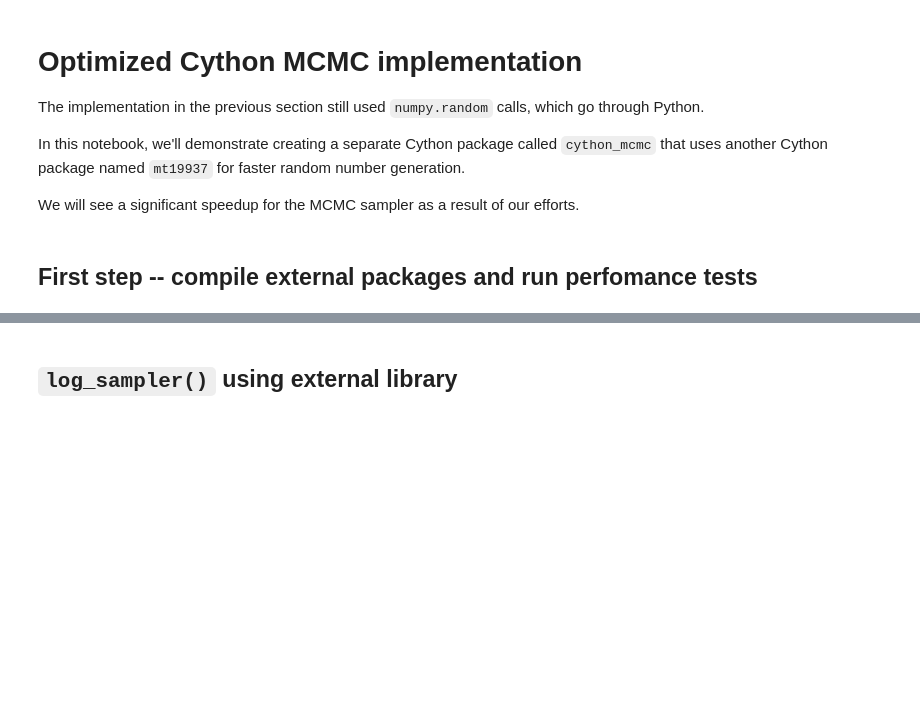
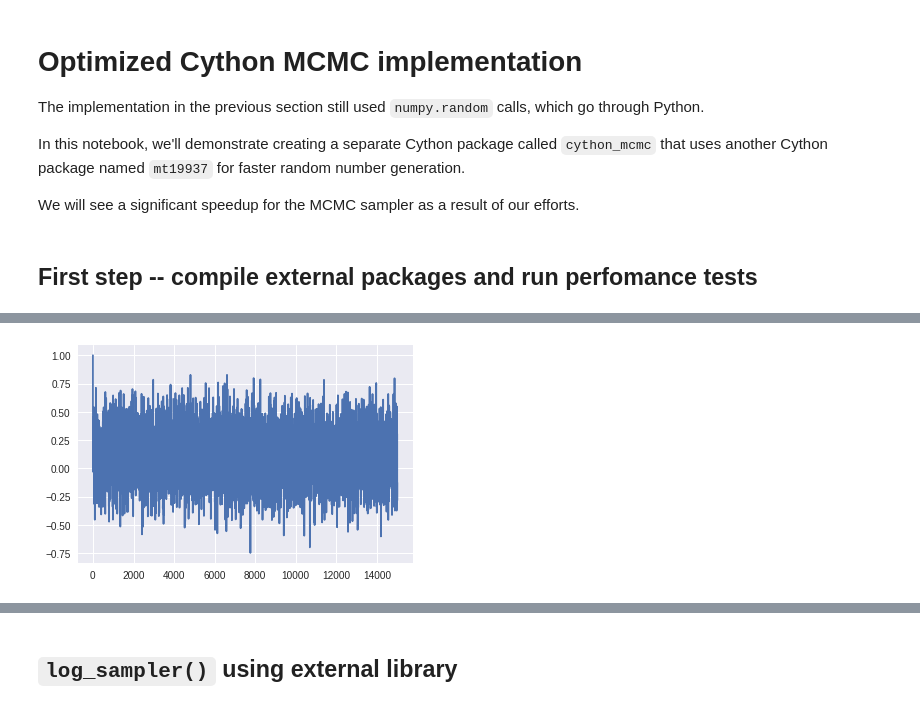
Before and after one commit to kwmsmith/scipy-2017-cython-tutorial, a Jupyter notebook: 11-cython-mcmc-taking-it-to-11.ipynb, the cells around one changed output, grey strips where cells are left out. Cells and saved outputs as stored; diff of their text form; code cells hidden in the pictures; blank space fills up the shorter version.

Commit message:
cleanup cython_mcmc

```diff
--- a/11-cython-mcmc-taking-it-to-11.ipynb
+++ b/11-cython-mcmc-taking-it-to-11.ipynb
@@ -82,0 +65,5 @@ data = np.random.randn(20)
+# %%
+posterior = mcmc.log_sampler(data, samples=15000, mu_init=1.0)
+plt.plot(posterior);
+# %% [output]
+[figure, added]
```
Also changed, not shown: parts of 13 cells of this notebook, 3 other files.
